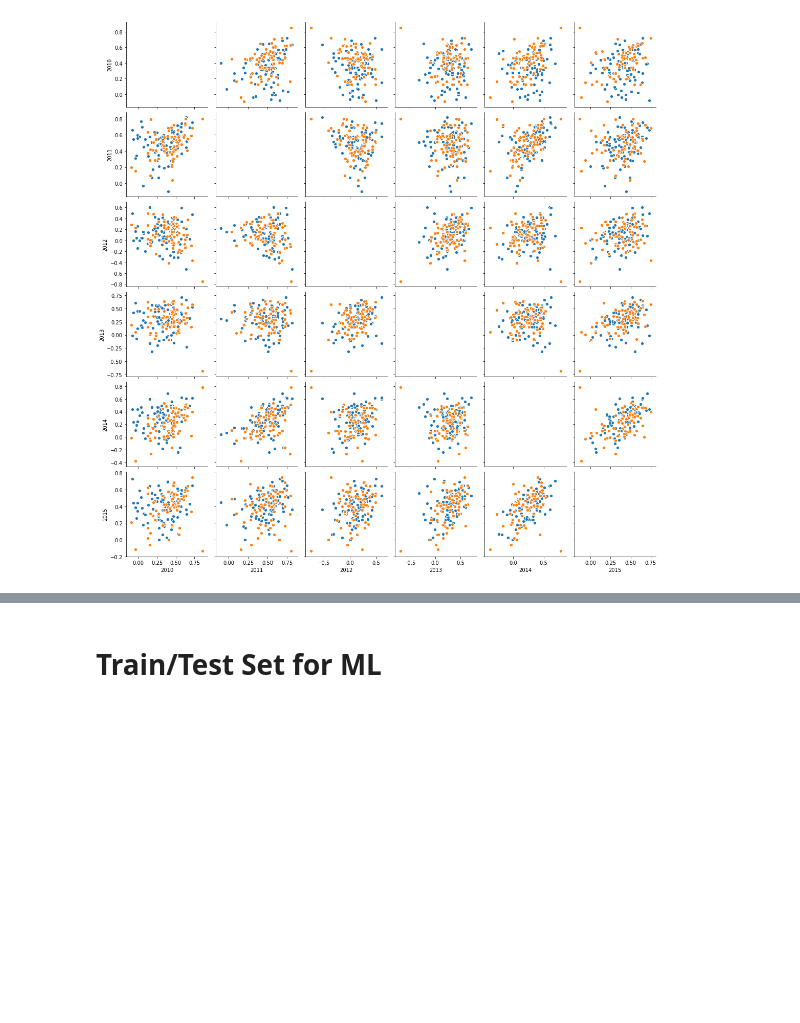
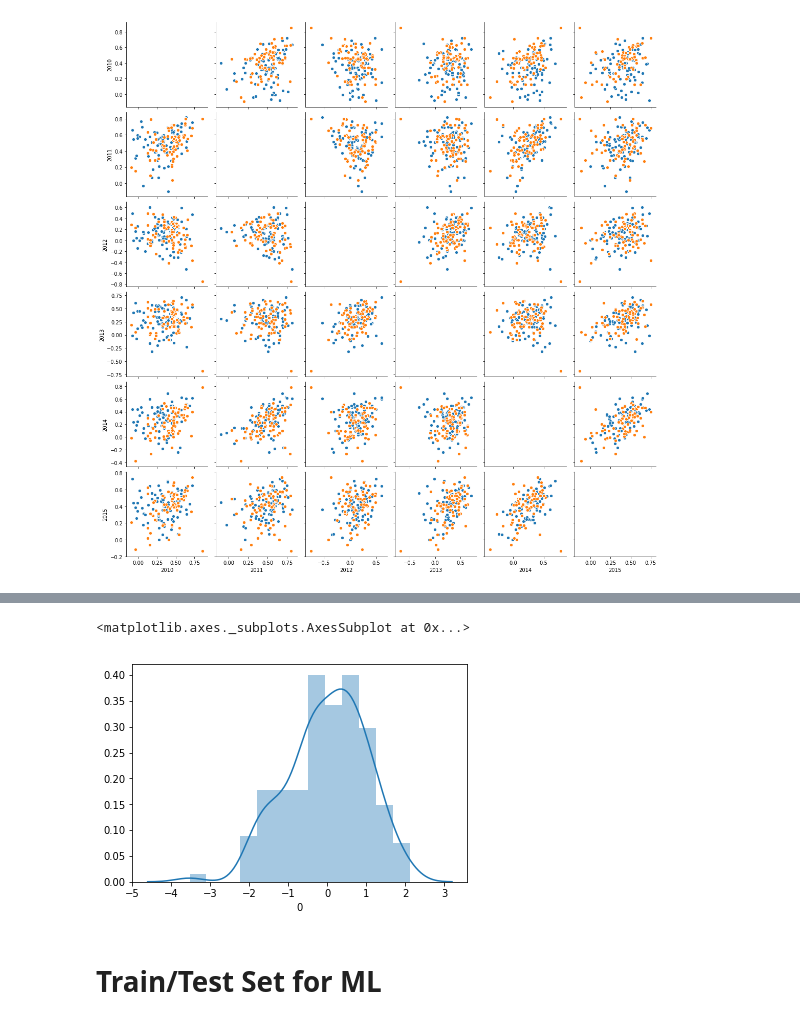
Before and after one commit to brainhack-school2020/tjays7_fmri, a Jupyter notebook: gender_fmri.ipynb, the cells around one changed output, grey strips where cells are left out. Drawn from its saved outputs; the diff is of its cells as text; code cells hidden in the pictures; blank space fills up the shorter version.

```diff
--- a/gender_fmri.ipynb
+++ b/gender_fmri.ipynb
@@ -314,3 +362,8 @@ plt.show()
+# %%
+sns.distplot(df_scaled[0])
+# %% [output]
+<matplotlib.axes._subplots.AxesSubplot at 0x...>
+[figure, added]
 # %% [markdown]
 # Train/Test Set for ML
 # %%
```
Also changed, not shown: parts of 35 cells of this notebook.
